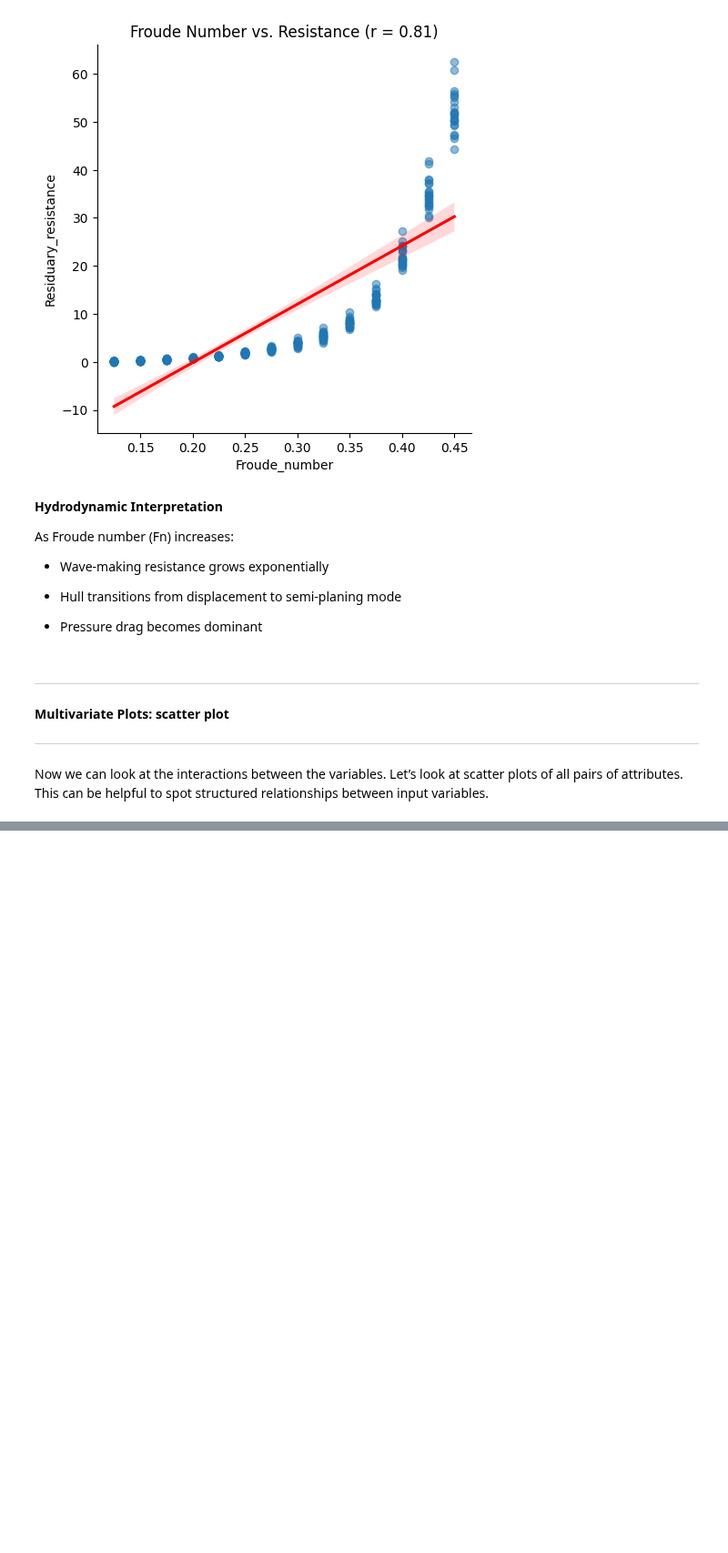
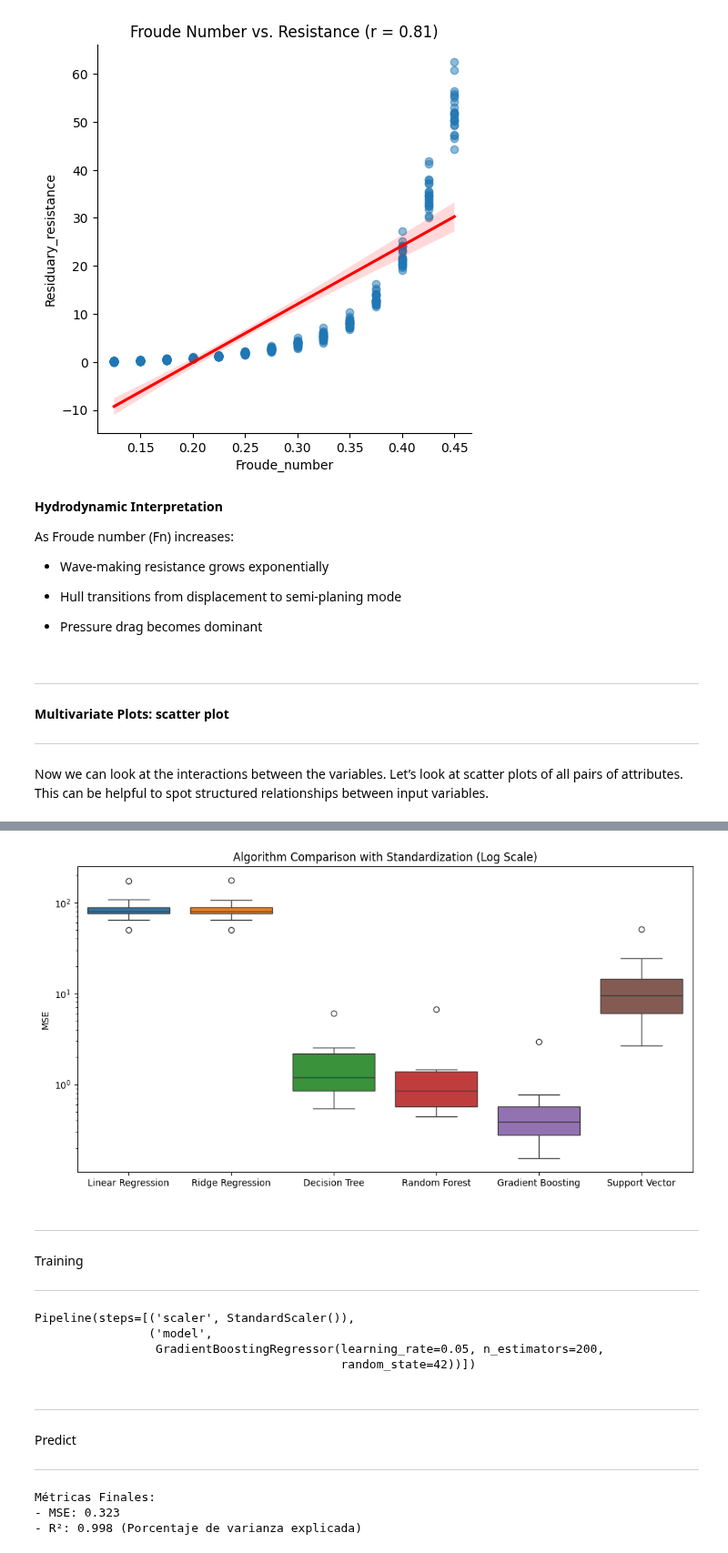
Before and after one commit to JuanZapa7a/AINavalEngineering, a Jupyter notebook: Yacht_Hydrodynamics_Dataset.ipynb, the cells around one changed output, grey strips where cells are left out. Shown at 91% size. Drawn from its saved outputs; the diff is of its cells as text; code cells hidden in the pictures; blank space fills up the shorter version.

```diff
--- a/Yacht_Hydrodynamics_Dataset.ipynb
+++ b/Yacht_Hydrodynamics_Dataset.ipynb
@@ -545,0 +847,10 @@ pairs of attributes. This can be helpful to spot structured relationships betwee
+# %%
+# Create comparison table
+comparison = pd.DataFrame({
+    'Raw Data MSE': [results[name][0] for name in models.keys()],
+    'Standardized MSE': [scaled_results[name][0] for name in models.keys()],
+    'Improvement %': [((results[name][0] - scaled_results[name][0])/results[name][0]*100
+                     for name in models.keys())]
+}, index=models.keys())
+
+print(comparison.sort_values('Standardized MSE'))
@@ -545,0 +873,50 @@ pairs of attributes. This can be helpful to spot structured relationships betwee
+# %%
+# Boxplot of standardized results
+plt.figure(figsize=(12,6))
+sns.boxplot(data=pd.DataFrame({
+    name: -cross_val_score(
+        Pipeline([('scaler', StandardScaler()), ('model', model)]),
+        X_train, y_train, cv=kfold, scoring='neg_mean_squared_error'
+    ) for name, model in models.items()
+}))
+plt.yscale('log')
+plt.title('Algorithm Comparison with Standardization (Log Scale)')
+plt.ylabel('MSE')
+plt.show()
+# %% [output]
+[figure, added]
+# %% [markdown]
+---
+
+Training
+
+---
+# %%
+from sklearn.pipeline import Pipeline
+from sklearn.preprocessing import StandardScaler
+from sklearn.ensemble import GradientBoostingRegressor
+
+# Configurar el pipeline final
+final_model = Pipeline([
+    ('scaler', StandardScaler()),
+    ('model', GradientBoostingRegressor(
+        n_estimators=200,
+        learning_rate=0.05,
+        max_depth=3,
+        random_state=42
+    ))
+])
+
+# Entrenar con TODOS los datos de entrenamiento
+final_model.fit(X_train, y_train)
+# %% [output]
+Pipeline(steps=[('scaler', StandardScaler()),
+                ('model',
+                 GradientBoostingRegressor(learning_rate=0.05, n_estimators=200,
+                                           random_state=42))])
+# %% [markdown]
+---
+
+Predict
+
+---
@@ -545,0 +929,19 @@ pairs of attributes. This can be helpful to spot structured relationships betwee
+# %%
+from sklearn.metrics import mean_squared_error, r2_score
+
+# Predecir en el conjunto de validación
+y_val_pred = final_model.predict(X_val)
+
+# Calcular métricas
+mse = mean_squared_error(y_val, y_val_pred)
+r2 = r2_score(y_val, y_val_pred)
+
+print(f"""
+Métricas Finales:
+- MSE: {mse:.3f}
+- R²: {r2:.3f} (Porcentaje de varianza explicada)
+""")
+# %% [output]
+Métricas Finales:
+- MSE: 0.323
+- R²: 0.998 (Porcentaje de varianza explicada)
```
Also changed, not shown: parts of 32 cells of this notebook.
